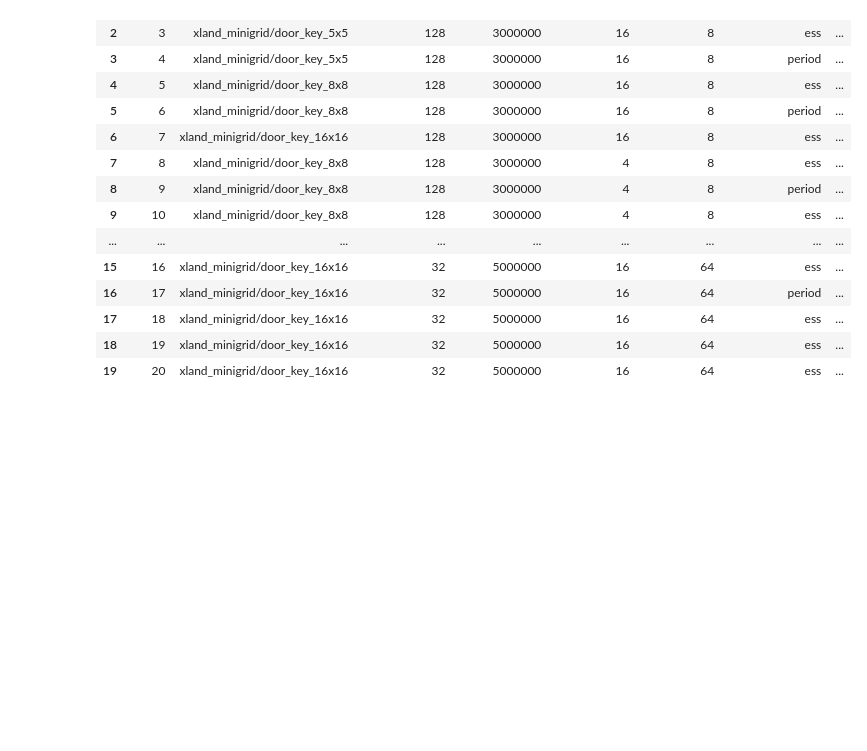
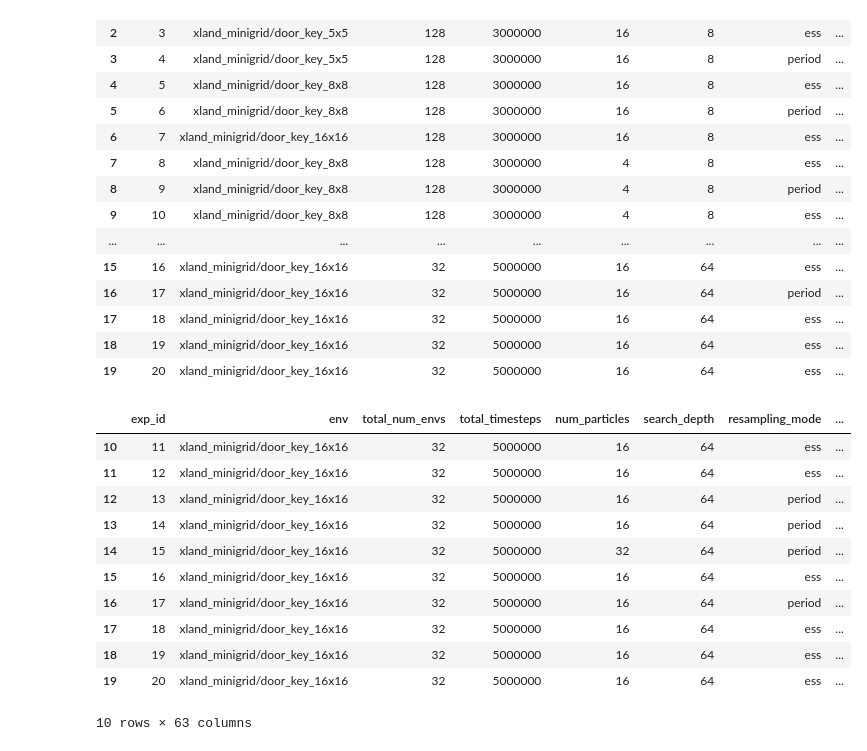
Before and after one commit to kshitijdesai99/Stoix_adaptive_resampling_research, a Jupyter notebook: discrete/analysis.ipynb, the cells around one changed output. Cells and saved outputs as stored; diff of their text form; code cells hidden in the pictures; blank space fills up the shorter version.

```diff
--- a/discrete/analysis.ipynb
+++ b/discrete/analysis.ipynb
@@ -23,6 +23,8 @@ df = (
 df.shape
 # %% [output]
 (20, 63)
+# %%
+df = df.fillna(0)
 # %%
 df.to_csv("analysis.csv", index=False)
 # %%
@@ -66,3 +68,21 @@ with pd.option_context('display.max_rows', None, 'display.max_columns', None):
 | 17 | 18 | xland_minigrid/door_key_16x16 | 32 | 5000000 | 16 | 64 | ess | ... |
 | 18 | 19 | xland_minigrid/door_key_16x16 | 32 | 5000000 | 16 | 64 | ess | ... |
 | 19 | 20 | xland_minigrid/door_key_16x16 | 32 | 5000000 | 16 | 64 | ess | ... |
+# %%
+df[
+    (df["env"] == "xland_minigrid/door_key_16x16") &
+    (df["total_num_envs"] == 32)
+]
+# %% [output]
+|  | exp_id | env | total_num_envs | total_timesteps | num_particles | search_depth | resampling_mode | ... |
+| 10 | 11 | xland_minigrid/door_key_16x16 | 32 | 5000000 | 16 | 64 | ess | ... |
+| 11 | 12 | xland_minigrid/door_key_16x16 | 32 | 5000000 | 16 | 64 | ess | ... |
+| 12 | 13 | xland_minigrid/door_key_16x16 | 32 | 5000000 | 16 | 64 | period | ... |
+| 13 | 14 | xland_minigrid/door_key_16x16 | 32 | 5000000 | 16 | 64 | period | ... |
+| 14 | 15 | xland_minigrid/door_key_16x16 | 32 | 5000000 | 32 | 64 | period | ... |
+| 15 | 16 | xland_minigrid/door_key_16x16 | 32 | 5000000 | 16 | 64 | ess | ... |
+| 16 | 17 | xland_minigrid/door_key_16x16 | 32 | 5000000 | 16 | 64 | period | ... |
+| 17 | 18 | xland_minigrid/door_key_16x16 | 32 | 5000000 | 16 | 64 | ess | ... |
+| 18 | 19 | xland_minigrid/door_key_16x16 | 32 | 5000000 | 16 | 64 | ess | ... |
+| 19 | 20 | xland_minigrid/door_key_16x16 | 32 | 5000000 | 16 | 64 | ess | ... |
+10 rows × 63 columns
```
Also changed, not shown: 12 other files.
